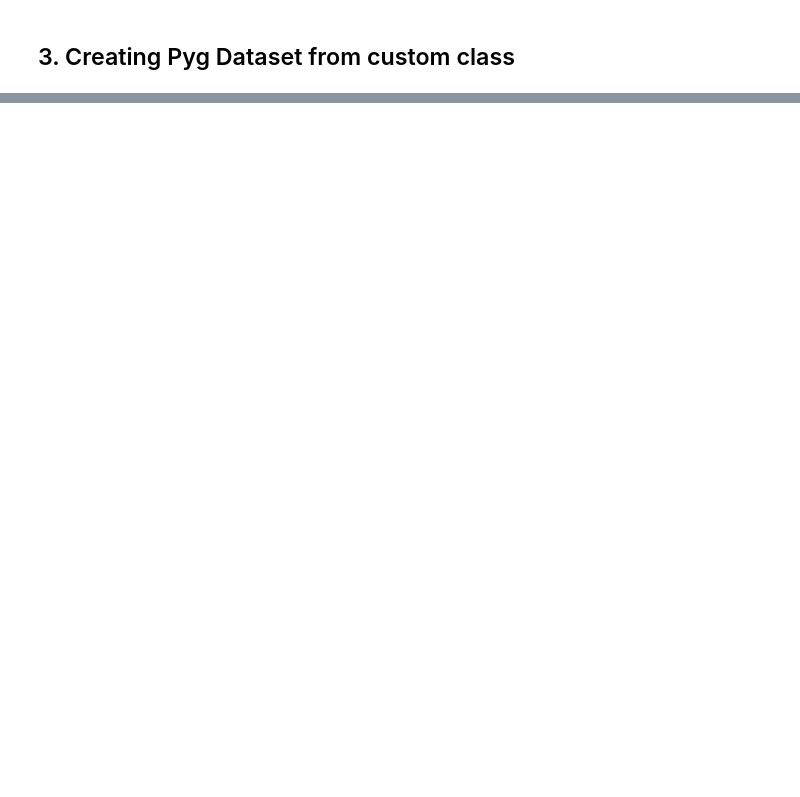
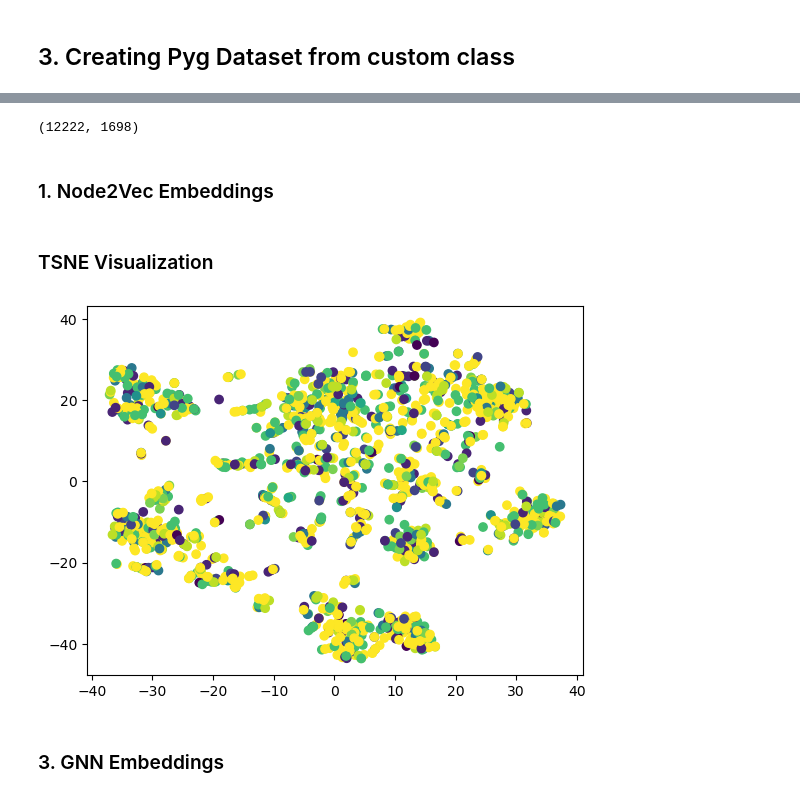
Before and after one commit to Faskill/GNN-book, a Jupyter notebook: GNN_book.ipynb, the cells around one changed output, grey strips where cells are left out. Saved outputs shown, nothing was run; the diff lists cells and outputs as text; code cells hidden in the pictures; blank space fills up the shorter version.

```diff
--- a/GNN_book.ipynb
+++ b/GNN_book.ipynb
@@ -349,5 +328,5 @@ len(nodes)
 # %%
-social_graph = nx.read_edgelist('edge_list_.txt')
+social_graph = nx.read_edgelist('data/edge_list_.txt')
 
 list_of_nodes = list(set(list(social_graph)))
 indices_of_nodes = [list_of_nodes.index(x) for x in list_of_nodes]
@@ -436,0 +434,19 @@ class MyOwnDataset(InMemoryDataset):
+# %%
+social_graph = nx.read_adjlist('data/adjacency_list_.txt')
+nx.set_node_attributes(social_graph, node_attributes)
+
+
+#Selecting only main component
+social_graph = social_graph.subgraph(sorted(nx.connected_components(social_graph), key=len, reverse=True)[0])  #A
+
+social_graph.number_of_edges(), social_graph.number_of_nodes()
+# %% [output]
+(12222, 1698)
+# %%
+from itertools import count
+groups = set(nx.get_node_attributes(social_graph,'company_type').values())
+nx.get_node_attributes(social_graph,'company_type')
+mapping = dict(zip(sorted(groups),count()))
+attr_values = [mapping[node_attributes[node]['company_type']] for node in social_graph.nodes()]
+# %% [markdown]
+### 1. Node2Vec Embeddings
@@ -436,0 +460,31 @@ class MyOwnDataset(InMemoryDataset):
+# %%
+with open("data/EMBEDDING_FILENAME", "r") as social:
+    lines = social.readlines()
+
+embedded_lines = [x.split(' ')[1:] for x in lines[1:]] #A
+n2v_embeddings = []
+
+for line in embedded_lines:
+    new_line = [float(y) for y in line] #B
+    n2v_embeddings.append(new_line)
+# %% [markdown]
+### TSNE Visualization
+# %%
+from sklearn.manifold import TSNE
+
+tsne_model = TSNE(learning_rate=800, metric='cosine', n_iter=500)
+
+tsne_features = tsne_model.fit_transform(np.array(n2v_embeddings))
+
+# Select the 0th feature: xs
+xs = tsne_features[:,0]
+
+# Select the 1st feature: ys
+ys = tsne_features[:,1]
+
+plt.scatter(xs,ys, c=attr_values)
+plt.show()
+# %% [output]
+[figure, added]
+# %% [markdown]
+### 3. GNN Embeddings
```
Also changed, not shown: parts of 39 cells of this notebook, 6 other files.
